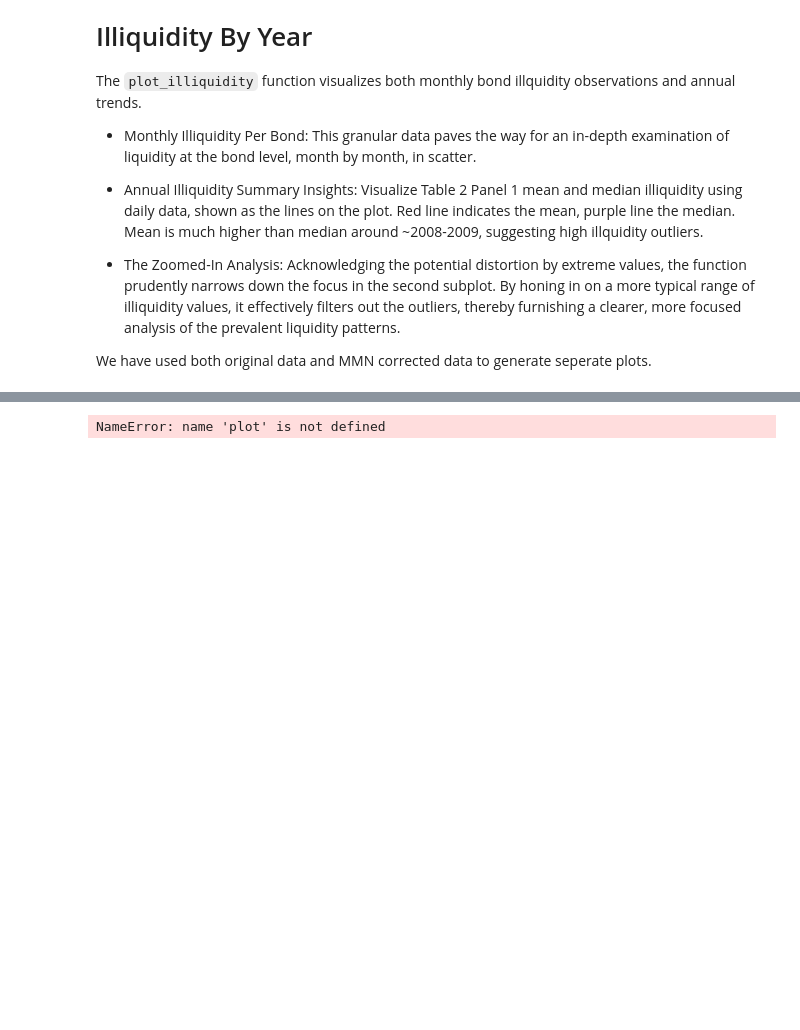
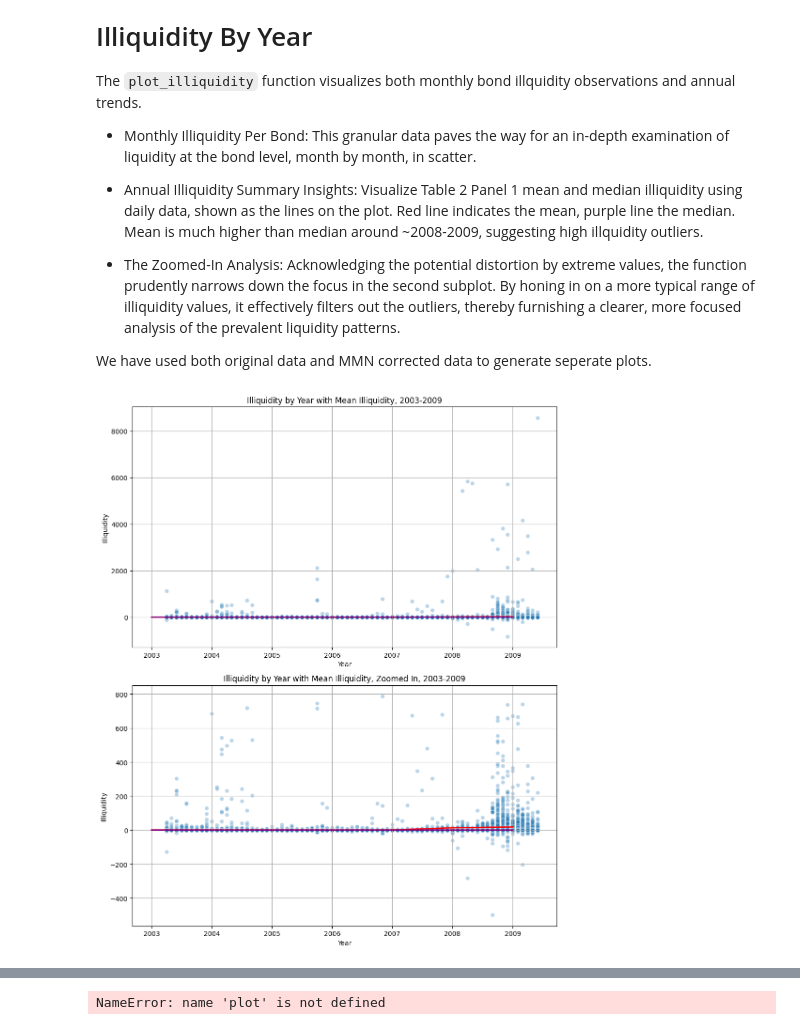
Before and after one commit to zhangruoxikathy/corporate_bond_liquidity_research, a Jupyter notebook: src/table2_calc_illiquidity_notebook.ipynb, the cells around one changed output, grey strips where cells are left out. Cells and saved outputs as stored; diff of their text form; code cells hidden in the pictures; blank space fills up the shorter version.

Commit message:
Update table 2 notebook, plotly interactive plot, latex

```diff
--- a/src/table2_calc_illiquidity_notebook.ipynb
+++ b/src/table2_calc_illiquidity_notebook.ipynb
@@ -224,4 +450,9 @@ The `plot_illiquidity` function visualizes both monthly bond illquidity observat
 We have used both original data and MMN corrected data to generate seperate plots.
 # %%
 # Plot using original data, 2003-2009
+illiq_daily_paper = pd.read_csv(OUTPUT_DIR / "illiq_daily_paper.csv")
+illiq_daily_summary_paper = pd.read_csv(OUTPUT_DIR / "illiq_daily_summary_paper.csv")
+
 plot.plot_illiquidity(illiq_daily_paper, illiq_daily_summary_paper, "2003-2009")
+# %% [output]
+[figure, added]
```
Also changed, not shown: parts of 22 cells of this notebook, 16 other files.
